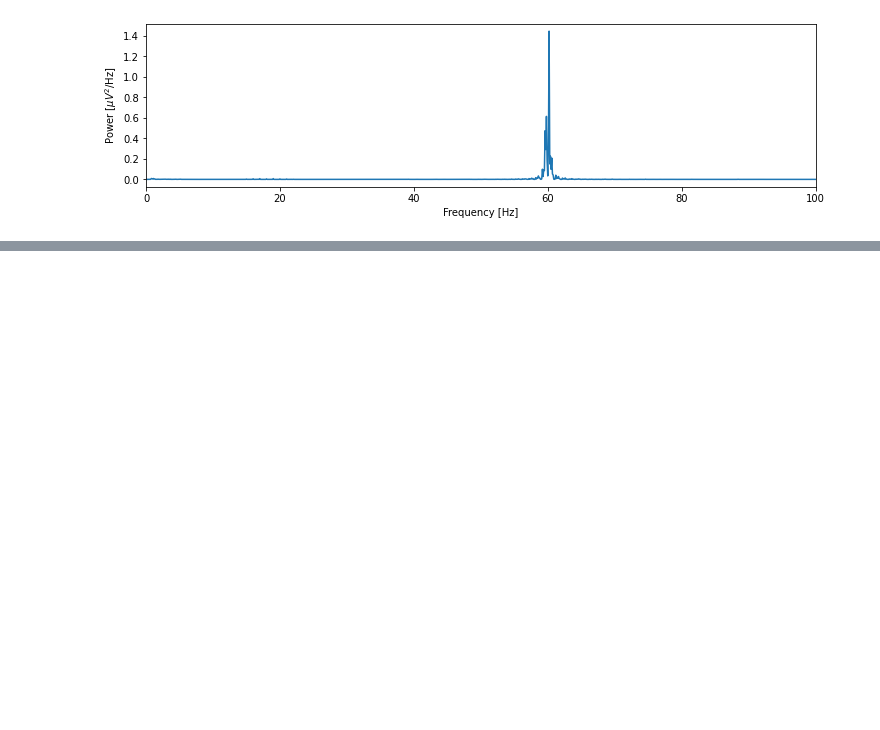
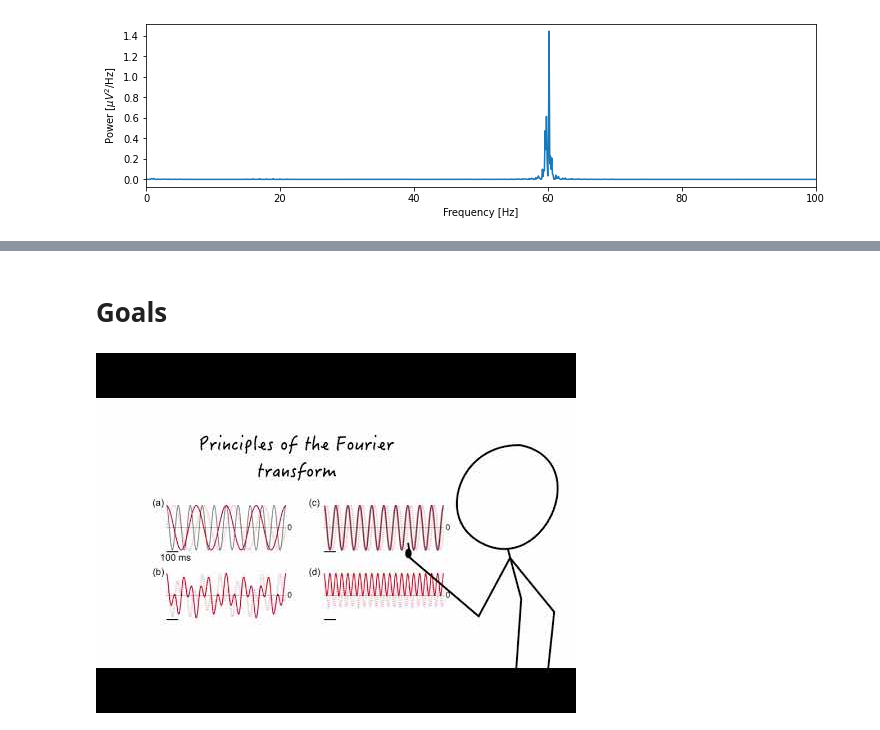
Before and after one commit to npinak/EEG, a Jupyter notebook: Python/The-Power-Spectrum_(Part-1)/The_Power_Spectrum_(Part_1).ipynb, the cells around one changed output, grey strips where cells are left out. Drawn from its saved outputs; the diff is of its cells as text; code cells hidden in the pictures; blank space fills up the shorter version.

```diff
--- a/Python/The-Power-Spectrum_(Part-1)/The_Power_Spectrum_(Part_1).ipynb
+++ b/Python/The-Power-Spectrum_(Part-1)/The_Power_Spectrum_(Part_1).ipynb
@@ -40,0 +53,6 @@ show()
+# %% [markdown]
+# Goals
+# %%
+YouTubeVideo('L0xf0dCn7T0') # https://youtu.be/L0xf0dCn7T0
+# %% [output]
+[figure, added]
```
Also changed, not shown: parts of 46 cells of this notebook, 2 other files.
